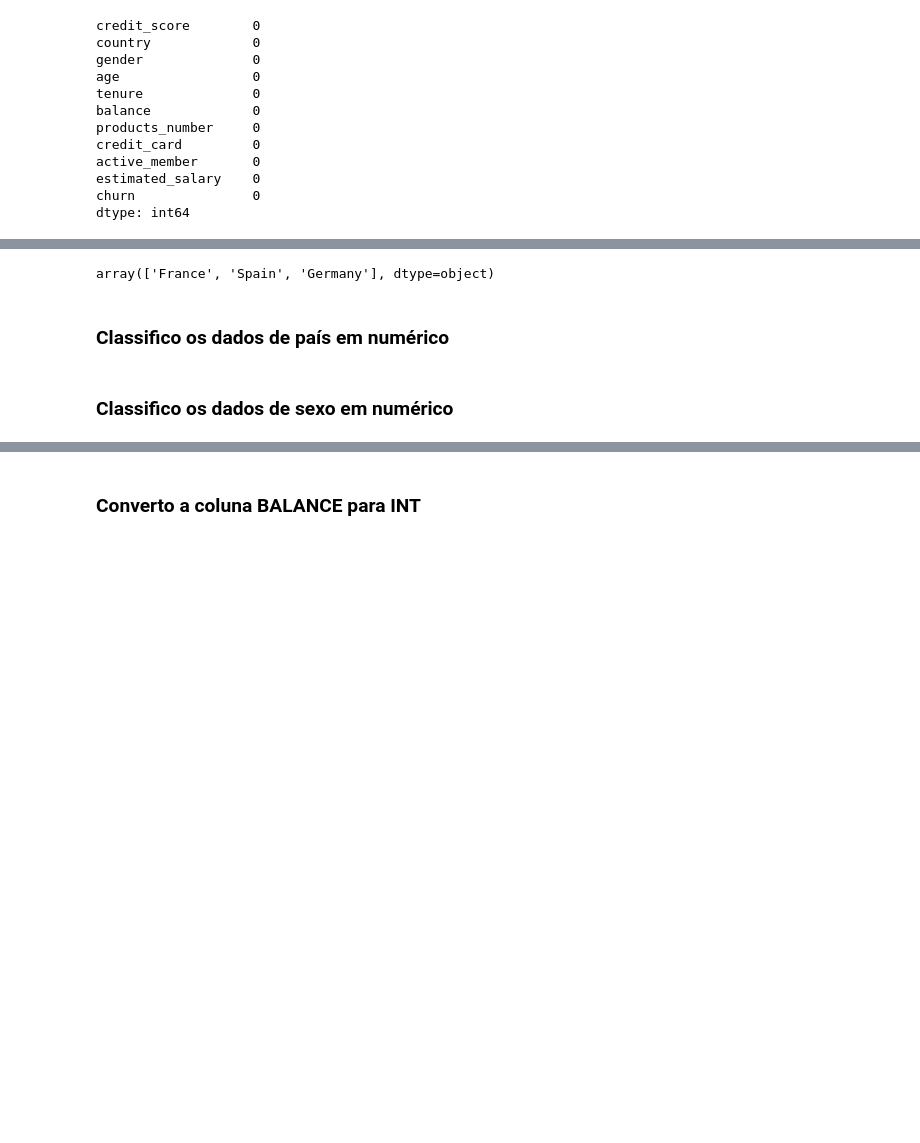
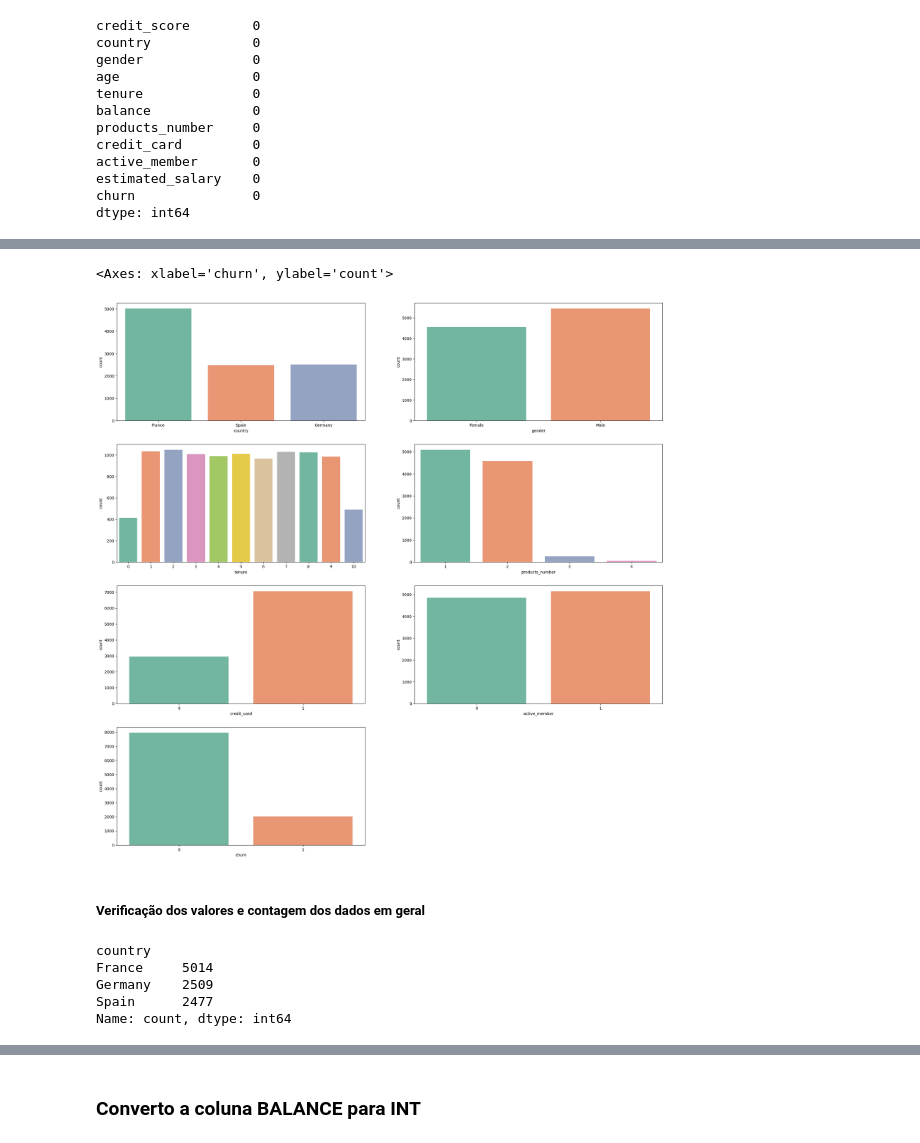
Before and after one commit to NetoEu/PUC-MVP-Desenv.-Soft.-Inteligente, a Jupyter notebook: machineLearning/notebook/churn_rate.ipynb, the cells around one changed output, grey strips where cells are left out. Drawn from its saved outputs; the diff is of its cells as text; code cells hidden in the pictures; blank space fills up the shorter version.

```diff
--- a/machineLearning/notebook/churn_rate.ipynb
+++ b/machineLearning/notebook/churn_rate.ipynb
@@ -143,6 +146,36 @@ dtype: int64
+# %%
+plt.figure(figsize = (25,25))
+
+plt.subplot(4,2,1)
+sns.countplot(x = 'country', palette='Set2', data = df)
+
+plt.subplot(4,2,2)
+sns.countplot(x = 'gender', palette='Set2', data = df)
+
+plt.subplot(4,2,3)
+sns.countplot(x = 'tenure', palette='Set2', data = df)
+
+plt.subplot(4,2,4)
+sns.countplot(x = 'products_number', palette='Set2', data = df)
+
+plt.subplot(4,2,5)
+sns.countplot(x = 'credit_card', palette='Set2', data = df)
+
+plt.subplot(4,2,6)
+sns.countplot(x = 'active_member', palette='Set2', data = df)
+
+plt.subplot(4,2,7)
+sns.countplot(x = 'churn', palette='Set2', data = df)
+# %% [output]
+<Axes: xlabel='churn', ylabel='count'>
+[figure, added]
+# %% [markdown]
+##### Verificação dos valores e contagem dos dados em geral
 # %%
-df.country.unique()
+df['country'].value_counts()
 # %% [output]
-array(['France', 'Spain', 'Germany'], dtype=object)
+country
+France     5014
+Germany    2509
+Spain      2477
+Name: count, dtype: int64
-# %% [markdown]
-### Classifico os dados de país em numérico
@@ -151,2 +181,0 @@ df['country'] = df['country'].map({'France' : 0, 'Spain' : 1, 'Germany' : 2})
-# %% [markdown]
-### Classifico os dados de sexo em numérico
```
Also changed, not shown: parts of 58 cells of this notebook.
